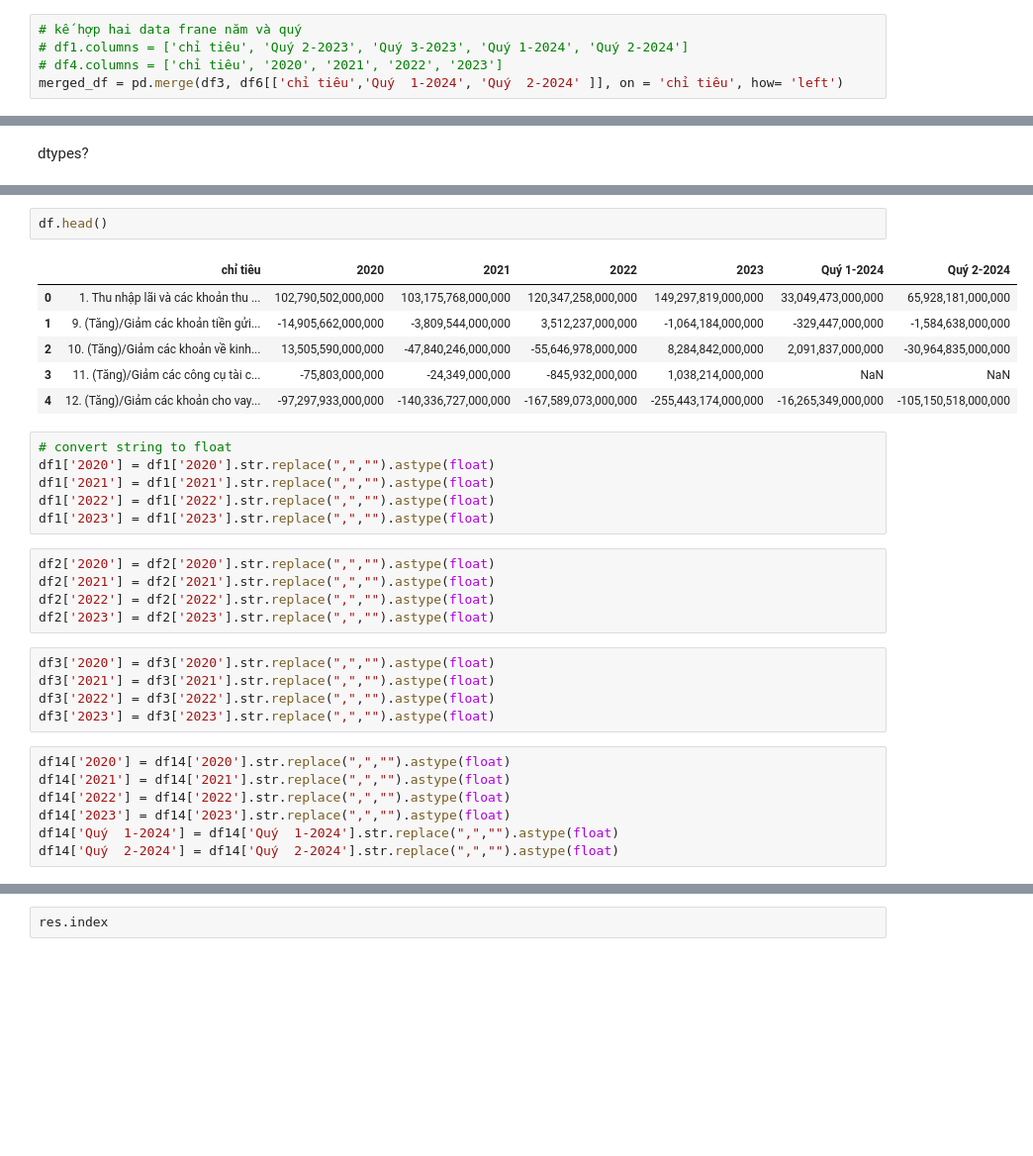
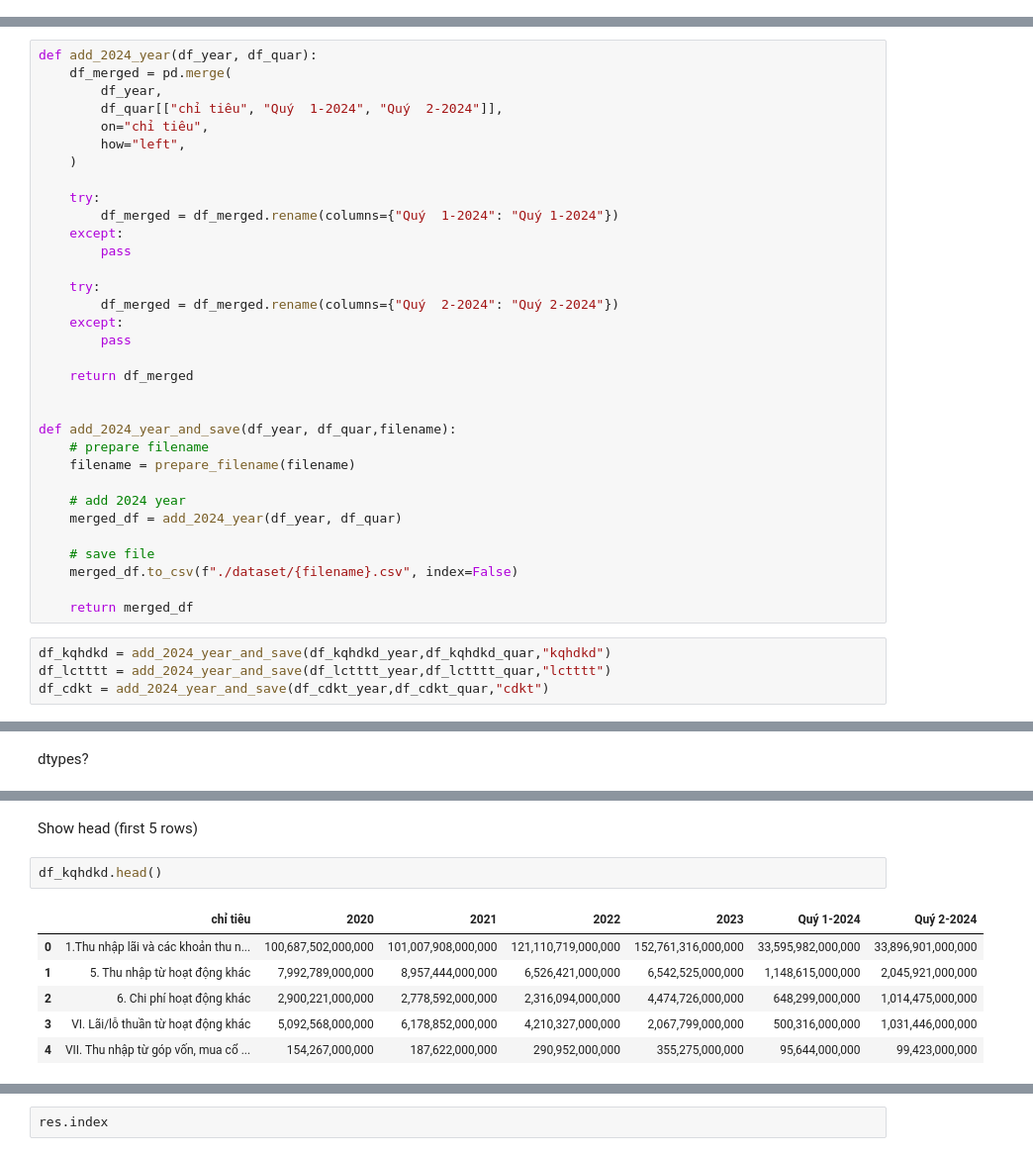
Before and after one commit to BarbaraKieu2409/Analyze_BID_stock, a Jupyter notebook: bid_bctc.ipynb, the cells around one changed output, grey strips where cells are left out. Shown: that part at 99% size. Saved outputs shown, nothing was run; the diff lists cells and outputs as text; blank space fills up the shorter version.

```diff
--- a/bid_bctc.ipynb
+++ b/bid_bctc.ipynb
@@ -101,5 +109,0 @@ df6 = pd.read_csv("dataset\lctttt_quý.csv")
-# %%
-# kế hợp hai data frane năm và quý
-# df1.columns = ['chỉ tiêu', 'Quý 2-2023', 'Quý 3-2023', 'Quý 1-2024', 'Quý 2-2024']
-# df4.columns = ['chỉ tiêu', '2020', '2021', '2022', '2023']
-merged_df = pd.merge(df3, df6[['chỉ tiêu','Quý  1-2024', 'Quý  2-2024' ]], on = 'chỉ tiêu', how= 'left')
@@ -116,0 +134,37 @@ CLEAN
+# %%
+def add_2024_year(df_year, df_quar):
+    df_merged = pd.merge(
+        df_year,
+        df_quar[["chỉ tiêu", "Quý  1-2024", "Quý  2-2024"]],
+        on="chỉ tiêu",
+        how="left",
+    )
+
+    try:
+        df_merged = df_merged.rename(columns={"Quý  1-2024": "Quý 1-2024"})
+    except:
+        pass
+
+    try:
+        df_merged = df_merged.rename(columns={"Quý  2-2024": "Quý 2-2024"})
+    except:
+        pass
+
+    return df_merged
+
+
+def add_2024_year_and_save(df_year, df_quar,filename):
+    # prepare filename
+    filename = prepare_filename(filename)
+
+    # add 2024 year
+    merged_df = add_2024_year(df_year, df_quar)
+
+    # save file
+    merged_df.to_csv(f"./dataset/{filename}.csv", index=False)
+
+    return merged_df
+# %%
+df_kqhdkd = add_2024_year_and_save(df_kqhdkd_year,df_kqhdkd_quar,"kqhdkd")
+df_lctttt = add_2024_year_and_save(df_lctttt_year,df_lctttt_quar,"lctttt")
+df_cdkt = add_2024_year_and_save(df_cdkt_year,df_cdkt_quar,"cdkt")
@@ -154,32 +262,11 @@ dtype: object
+# %% [markdown]
+Show head (first 5 rows)
 # %%
-df.head()
+df_kqhdkd.head()
 # %% [output]
 |  | chỉ tiêu | 2020 | 2021 | 2022 | 2023 | Quý 1-2024 | Quý 2-2024 |
-| 0 | 1. Thu nhập lãi và các khoản thu ... | 102,790,502,000,000 | 103,175,768,000,000 | 120,347,258,000,000 | 149,297,819,000,000 | 33,049,473,000,000 | 65,928,181,000,000 |
-| 1 | 9. (Tăng)/Giảm các khoản tiền gửi... | -14,905,662,000,000 | -3,809,544,000,000 | 3,512,237,000,000 | -1,064,184,000,000 | -329,447,000,000 | -1,584,638,000,000 |
-| 2 | 10. (Tăng)/Giảm các khoản về kinh... | 13,505,590,000,000 | -47,840,246,000,000 | -55,646,978,000,000 | 8,284,842,000,000 | 2,091,837,000,000 | -30,964,835,000,000 |
-| 3 | 11. (Tăng)/Giảm các công cụ tài c... | -75,803,000,000 | -24,349,000,000 | -845,932,000,000 | 1,038,214,000,000 | NaN | NaN |
-| 4 | 12. (Tăng)/Giảm các khoản cho vay... | -97,297,933,000,000 | -140,336,727,000,000 | -167,589,073,000,000 | -255,443,174,000,000 | -16,265,349,000,000 | -105,150,518,000,000 |
+| 0 | 1.Thu nhập lãi và các khoản thu n... | 100,687,502,000,000 | 101,007,908,000,000 | 121,110,719,000,000 | 152,761,316,000,000 | 33,595,982,000,000 | 33,896,901,000,000 |
+| 1 | 5. Thu nhập từ hoạt động khác | 7,992,789,000,000 | 8,957,444,000,000 | 6,526,421,000,000 | 6,542,525,000,000 | 1,148,615,000,000 | 2,045,921,000,000 |
+| 2 | 6. Chi phí hoạt động khác | 2,900,221,000,000 | 2,778,592,000,000 | 2,316,094,000,000 | 4,474,726,000,000 | 648,299,000,000 | 1,014,475,000,000 |
+| 3 | VI. Lãi/lỗ thuần từ hoạt động khác | 5,092,568,000,000 | 6,178,852,000,000 | 4,210,327,000,000 | 2,067,799,000,000 | 500,316,000,000 | 1,031,446,000,000 |
+| 4 | VII. Thu nhập từ góp vốn, mua cổ ... | 154,267,000,000 | 187,622,000,000 | 290,952,000,000 | 355,275,000,000 | 95,644,000,000 | 99,423,000,000 |
-# %%
-# convert string to float
-df1['2020'] = df1['2020'].str.replace(",","").astype(float)
-df1['2021'] = df1['2021'].str.replace(",","").astype(float)
-df1['2022'] = df1['2022'].str.replace(",","").astype(float)
-df1['2023'] = df1['2023'].str.replace(",","").astype(float)
-# %%
-df2['2020'] = df2['2020'].str.replace(",","").astype(float)
-df2['2021'] = df2['2021'].str.replace(",","").astype(float)
-df2['2022'] = df2['2022'].str.replace(",","").astype(float)
-df2['2023'] = df2['2023'].str.replace(",","").astype(float)
-# %%
-df3['2020'] = df3['2020'].str.replace(",","").astype(float)
-df3['2021'] = df3['2021'].str.replace(",","").astype(float)
-df3['2022'] = df3['2022'].str.replace(",","").astype(float)
-df3['2023'] = df3['2023'].str.replace(",","").astype(float)
-# %%
-df14['2020'] = df14['2020'].str.replace(",","").astype(float)
-df14['2021'] = df14['2021'].str.replace(",","").astype(float)
-df14['2022'] = df14['2022'].str.replace(",","").astype(float)
-df14['2023'] = df14['2023'].str.replace(",","").astype(float)
-df14['Quý  1-2024'] = df14['Quý  1-2024'].str.replace(",","").astype(float)
-df14['Quý  2-2024'] = df14['Quý  2-2024'].str.replace(",","").astype(float)
```
Also changed, not shown: parts of 141 cells of this notebook, 20 other files.
